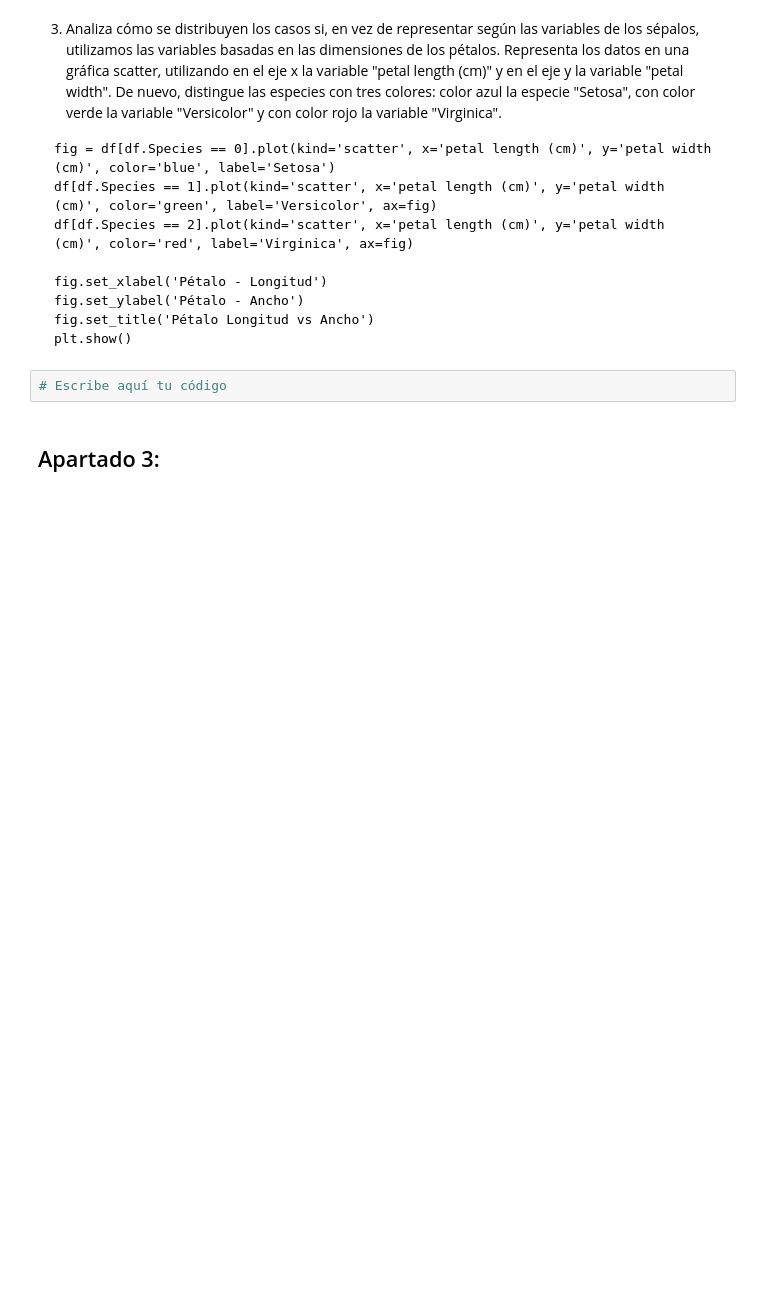
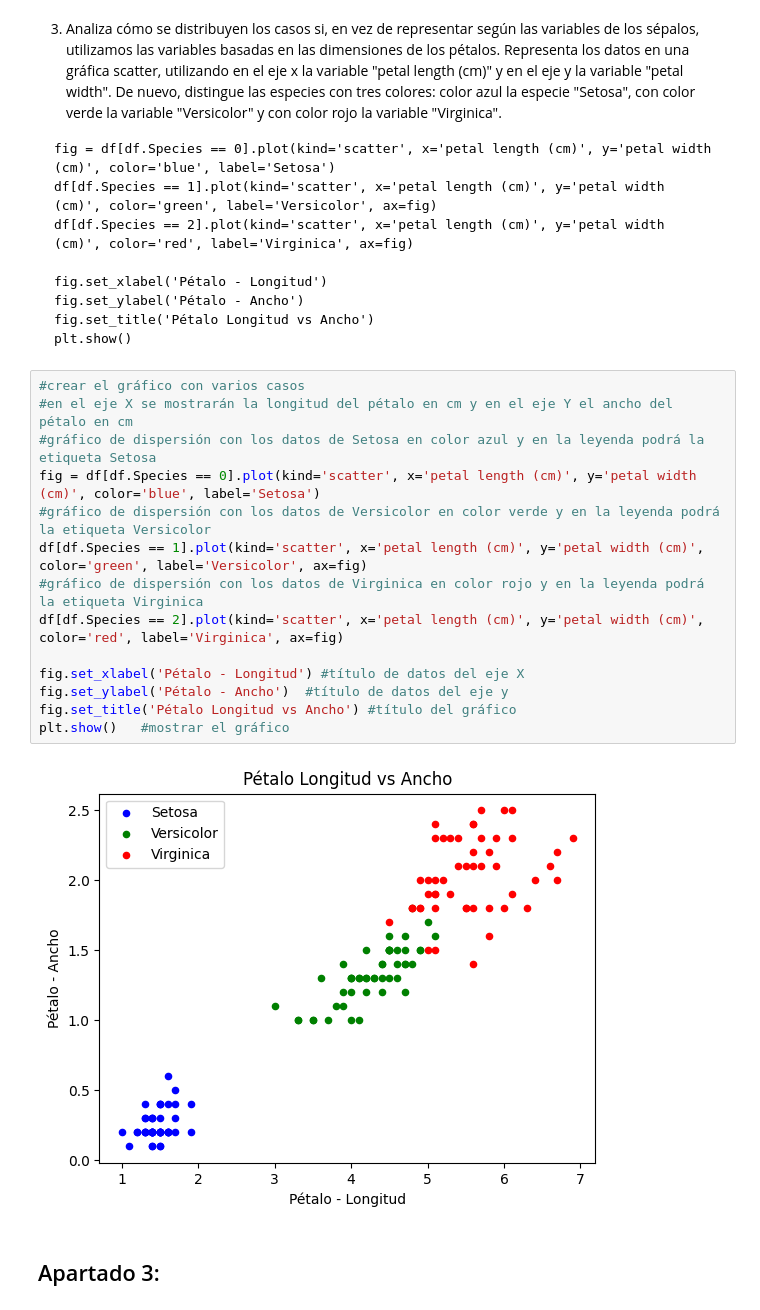
Before and after one commit to MariaSanSal/PIA04, a Jupyter notebook: PIA_04_Tarea_Guía.ipynb, the cells around one changed output. Saved outputs shown, nothing was run; the diff lists cells and outputs as text; blank space fills up the shorter version.

````diff
--- a/PIA_04_Tarea_Guía.ipynb
+++ b/PIA_04_Tarea_Guía.ipynb
@@ -119,8 +157,22 @@ fig.set_ylabel('Pétalo - Ancho')
 fig.set_title('Pétalo Longitud vs Ancho')
 plt.show()
 ```
-# %%
-# Escribe aquí tu código
+# %%
+#crear el gráfico con varios casos
+#en el eje X se mostrarán la longitud del pétalo en cm y en el eje Y el ancho del pétalo en cm
+#gráfico de dispersión con los datos de Setosa en color azul y en la leyenda podrá la etiqueta Setosa
+fig = df[df.Species == 0].plot(kind='scatter', x='petal length (cm)', y='petal width (cm)', color='blue', label='Setosa')
+#gráfico de dispersión con los datos de Versicolor en color verde y en la leyenda podrá la etiqueta Versicolor
+df[df.Species == 1].plot(kind='scatter', x='petal length (cm)', y='petal width (cm)', color='green', label='Versicolor', ax=fig)
+#gráfico de dispersión con los datos de Virginica en color rojo y en la leyenda podrá la etiqueta Virginica
+df[df.Species == 2].plot(kind='scatter', x='petal length (cm)', y='petal width (cm)', color='red', label='Virginica', ax=fig)
+
+fig.set_xlabel('Pétalo - Longitud') #título de datos del eje X
+fig.set_ylabel('Pétalo - Ancho')  #título de datos del eje y
+fig.set_title('Pétalo Longitud vs Ancho') #título del gráfico
+plt.show()   #mostrar el gráfico
+# %% [output]
+[figure, added]
 # %% [markdown]
 ## Apartado 3:
 # %% [markdown]
````
Also changed, not shown: parts of 43 cells of this notebook.
